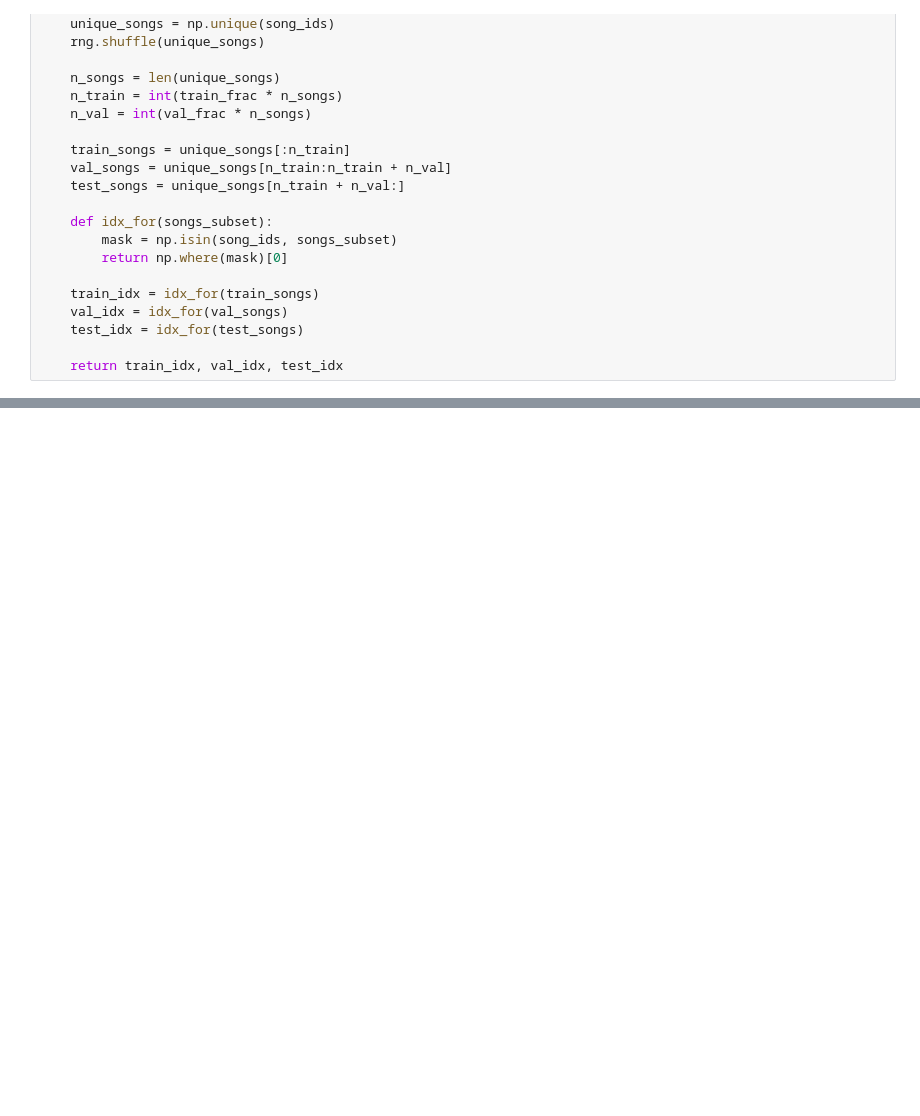
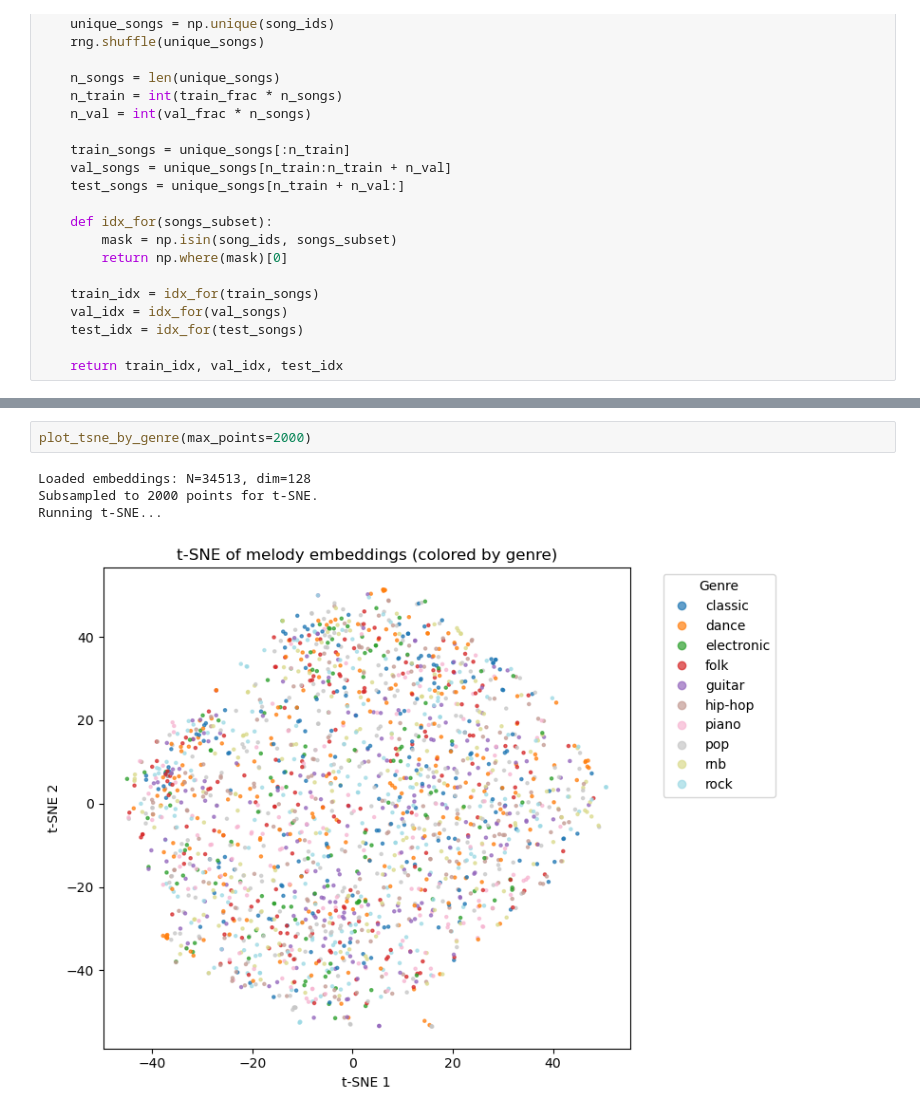
Before and after one commit to ritwikgarg/CS-441-Applied-ML-Project, a Jupyter notebook: notebooks/autoencoder_embeddings.ipynb, the cells around one changed output, grey strips where cells are left out. Saved outputs shown, nothing was run; the diff lists cells and outputs as text; blank space fills up the shorter version.

```diff
--- a/notebooks/autoencoder_embeddings.ipynb
+++ b/notebooks/autoencoder_embeddings.ipynb
@@ -352,0 +569,7 @@ plt.show()
+# %%
+plot_tsne_by_genre(max_points=2000)
+# %% [output]
+Loaded embeddings: N=34513, dim=128
+Subsampled to 2000 points for t-SNE.
+Running t-SNE...
+[figure, added]
```
Also changed, not shown: parts of 25 cells of this notebook, 14 other files.
